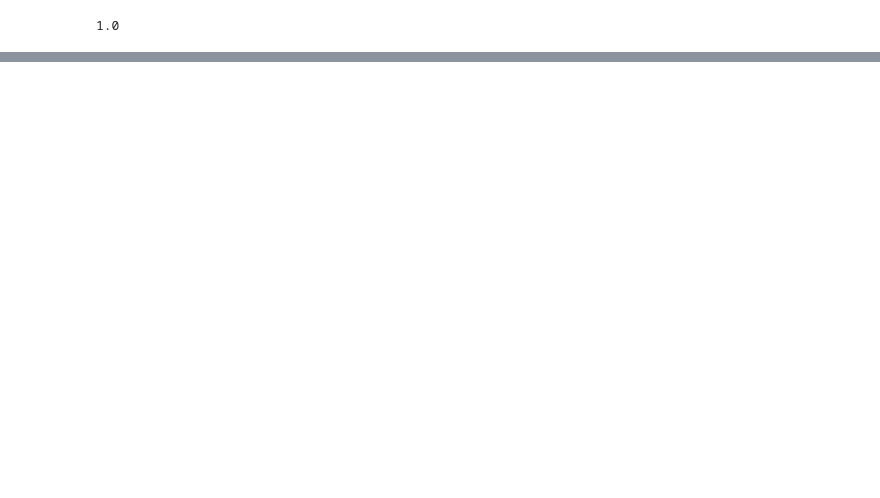
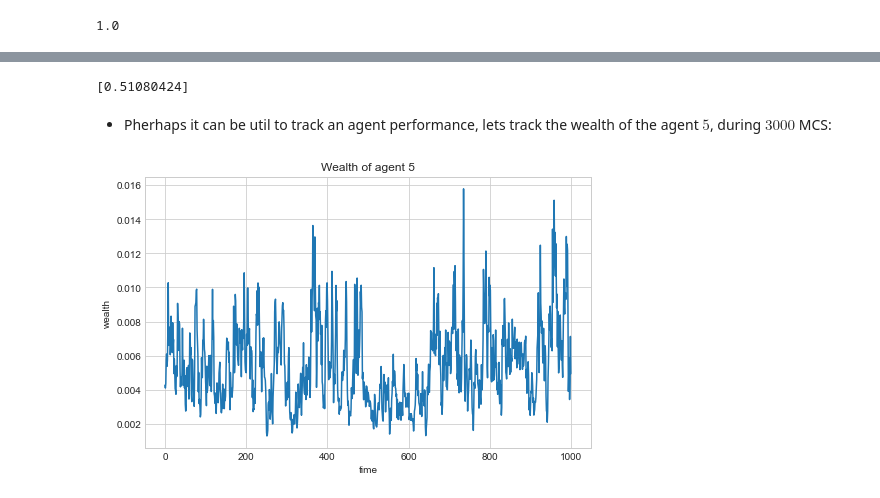
Before and after one commit to Qsanti/cuTradeNet, a Jupyter notebook: Models&Demo/Demo.ipynb, the cells around one changed output, grey strips where cells are left out. Cells and saved outputs as stored; diff of their text form; code cells hidden in the pictures; blank space fills up the shorter version.

```diff
--- a/Models&Demo/Demo.ipynb
+++ b/Models&Demo/Demo.ipynb
@@ -99,0 +108,6 @@ plt.show()
+# %%
+print(S.Gini())
+# %% [output]
+[0.51080424]
+# %% [markdown]
+* Pherhaps it can be util to track an agent performance, lets track the wealth of the agent $5$, during $3000$ MCS:
@@ -99,0 +116,11 @@ plt.show()
+# %%
+fig, ax=plt.subplots(1,1,figsize=(8,5))
+
+ax.plot(Wi)
+ax.set_title('Wealth of agent 5')
+ax.set_xlabel('time')
+ax.set_ylabel('wealth')
+
+plt.show()
+# %% [output]
+[figure, added]
```
Also changed, not shown: parts of 58 cells of this notebook.
